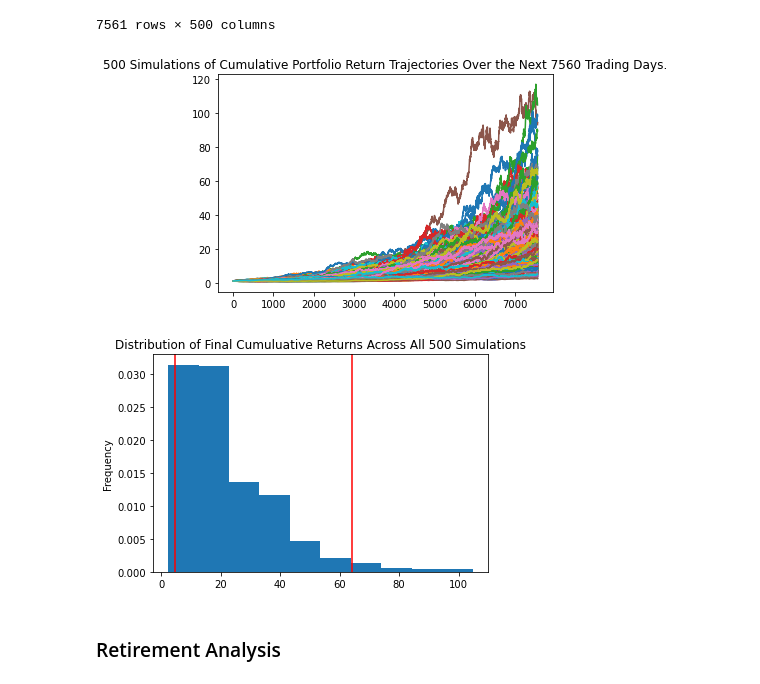
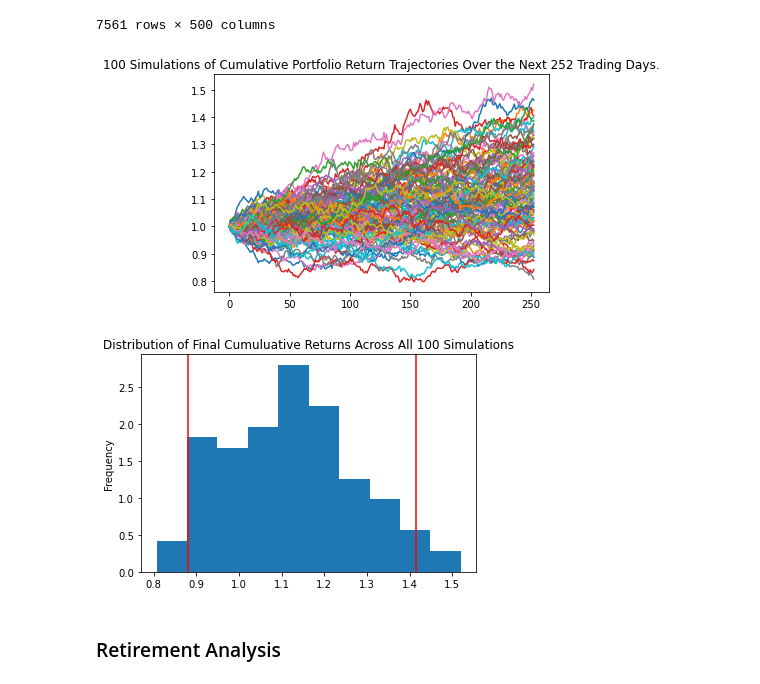
Before and after one commit to brilliantlyc/Financial_Planning, a Jupyter notebook: financial-planner.ipynb, the cells around one changed output. Saved outputs shown, nothing was run; the diff lists cells and outputs as text; code cells hidden in the pictures.

Commit message:
Started Part 2 - Retirement Planning: Monte Carlo Simulation with plots.

```diff
--- a/financial-planner.ipynb
+++ b/financial-planner.ipynb
@@ -237,12 +238,18 @@ Congratulations! You have enough money in your emergency fund.
 # %%
 # Set start and end dates of five years back from today.
 # Sample results may vary from the solution based on the time frame chosen
-start_date = pd.Timestamp('2016-05-01', tz='America/New_York').isoformat()
-end_date = pd.Timestamp('2021-05-01', tz='America/New_York').isoformat()
+start_date = pd.Timestamp('2016-12-08', tz='America/New_York').isoformat()
+end_date = pd.Timestamp('2021-12-08', tz='America/New_York').isoformat()
 # %%
 # Get 5 years' worth of historical data for SPY and AGG
 # (use a limit=1000 parameter to call the most recent 1000 days of data)
-# YOUR CODE HERE!
+df_stock_data = api.get_barset(
+    tickers,
+    timeframe,
+    start=start_date,
+    end=end_date,
+    limit=1000
+).df
 
 # Display sample data
 df_stock_data.head()
@@ -258,5 +265,14 @@ df_stock_data.head()
 # %%
 # Configuring a Monte Carlo simulation to forecast 30 years cumulative returns
 # YOUR CODE HERE!
+# %%
+# As suggested in the Hints, starting with 100 simulations for 1 year of returns
+# Configuring a Monte Carlo simulation to forecast 1 year cumulative returns
+MC_oneyear = MCSimulation(
+    portfolio_data = df_stock_data,
+    weights = [.40,.60],
+    num_simulation = 100,
+    num_trading_days = 252
+)
 # %%
 # Printing the simulation input data
@@ -306,14 +340,14 @@ Running Monte Carlo simulation number 490.
 7561 rows × 500 columns
 # %%
 # Plot simulation outcomes
-# YOUR CODE HERE!
+line_plot = MC_oneyear.plot_simulation()
 # %% [output]
-[figure, old version]
+[figure, new version]
 # %%
 # Plot probability distribution and confidence intervals
-# YOUR CODE HERE!
+dist_plot = MC_oneyear.plot_distribution()
 # %% [output]
-[figure, old version]
+[figure, new version]
 # %% [markdown]
 ### Retirement Analysis
 # %%
```
Also changed, not shown: parts of 4 cells of this notebook, 1 other file.
